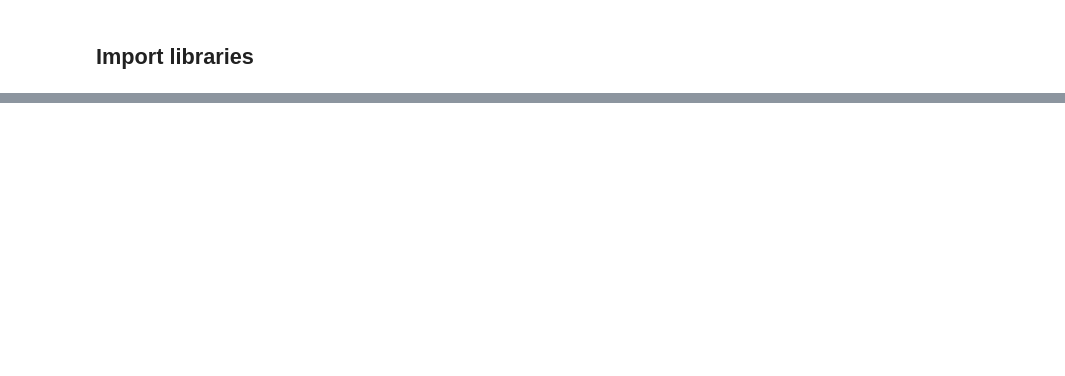
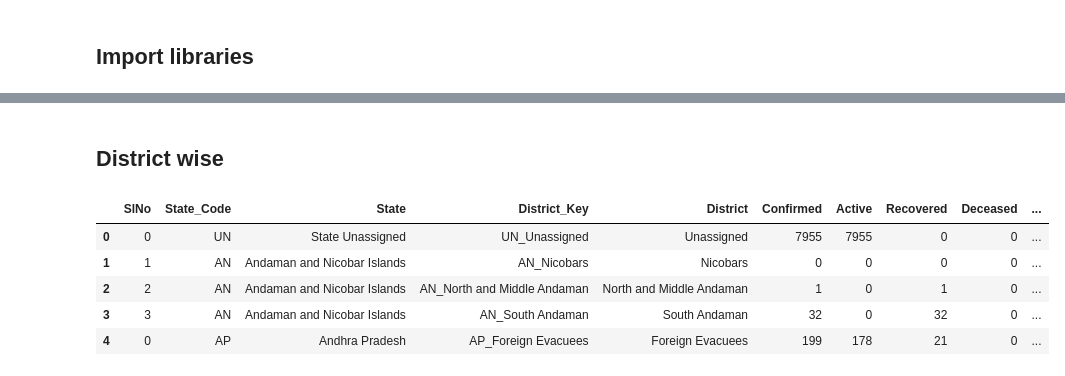
Before and after one commit to imdevskp/covid-19-india-data, a Jupyter notebook: api.ipynb, the cells around one changed output, grey strips where cells are left out. Saved outputs shown, nothing was run; the diff lists cells and outputs as text; code cells hidden in the pictures; blank space fills up the shorter version.

```diff
--- a/api.ipynb
+++ b/api.ipynb
@@ -725,0 +109,18 @@ district_level.to_csv('district_level_latest.csv', index=False)
+# %% [markdown]
+## District wise
+# %%
+# read data
+district_wise = pd.read_csv('https://api.covid19india.org/csv/latest/district_wise.csv')
+
+# save as .csv file
+district_wise.to_csv('district_level_latest.csv', index=False)
+
+# first few rows
+district_wise.head()
+# %% [output]
+|  | SlNo | State_Code | State | District_Key | District | Confirmed | Active | Recovered | Deceased | ... |
+| 0 | 0 | UN | State Unassigned | UN_Unassigned | Unassigned | 7955 | 7955 | 0 | 0 | ... |
+| 1 | 1 | AN | Andaman and Nicobar Islands | AN_Nicobars | Nicobars | 0 | 0 | 0 | 0 | ... |
+| 2 | 2 | AN | Andaman and Nicobar Islands | AN_North and Middle Andaman | North and Middle Andaman | 1 | 0 | 1 | 0 | ... |
+| 3 | 3 | AN | Andaman and Nicobar Islands | AN_South Andaman | South Andaman | 32 | 0 | 32 | 0 | ... |
+| 4 | 0 | AP | Andhra Pradesh | AP_Foreign Evacuees | Foreign Evacuees | 199 | 178 | 21 | 0 | ... |
```
Also changed, not shown: parts of 82 cells of this notebook, 8 other files.
